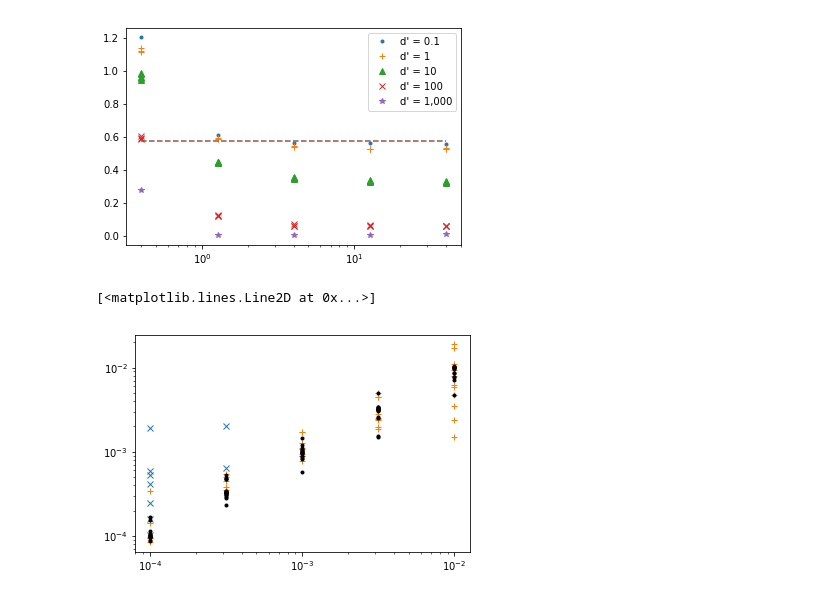
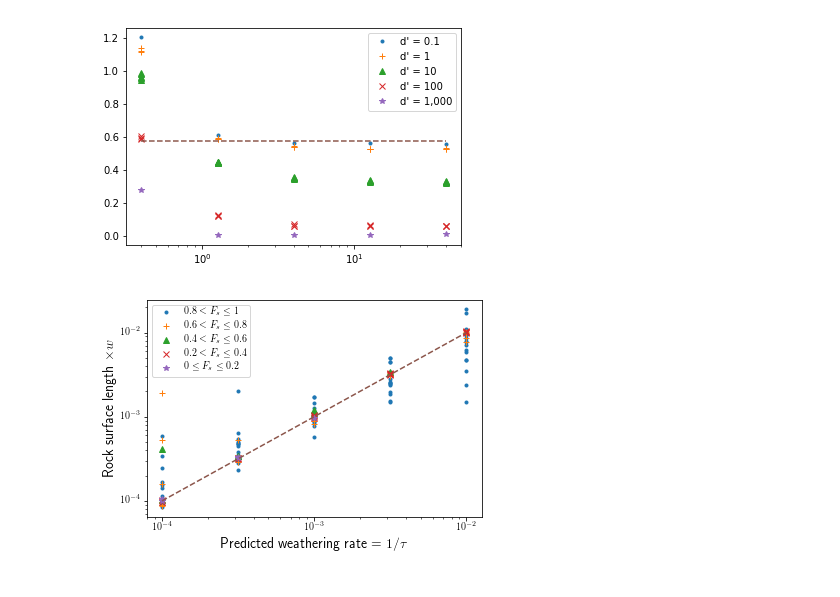
Before and after one commit to gregtucker/grain_hills, a Jupyter notebook: DataAnalysis/analysis_of_weathering_5x5x5_param_study.ipynb, the cells around one changed output. Saved outputs shown, nothing was run; the diff lists cells and outputs as text; code cells hidden in the pictures.

Commit message:
bit more text and a fig

```diff
--- a/DataAnalysis/analysis_of_weathering_5x5x5_param_study.ipynb
+++ b/DataAnalysis/analysis_of_weathering_5x5x5_param_study.ipynb
@@ -178,17 +178,26 @@ plt.savefig('wx_gradient_vs_weath_rate.pdf')
 # total number of solid-air faces)
 pred_wx_rate = 1.0 / tau
 estd_wx_rate = (num_rock_air_faces / 255.) * w
-# %%
-few_faces = np.where(num_rock_air_faces < 25)[0]
-many_faces = np.where(num_rock_air_faces >= 25)[0]
-hge4 = np.where(max_ht >= 4)[0]
-hlt4 = np.where(max_ht < 4)[0]
-most = np.where(np.logical_and(max_ht >= 4, num_rock_air_faces >=25))[0]
-plt.loglog(pred_wx_rate[hlt4], estd_wx_rate[hlt4], 'x')
-plt.loglog(pred_wx_rate[few_faces], estd_wx_rate[few_faces], '+')
-plt.loglog(pred_wx_rate[most], estd_wx_rate[most], 'k.')
-
-# Next: continue to filter out < N cells high hills, but also plot by frac cover quintiles
-# %% [output]
-[<matplotlib.lines.Line2D at 0x...>]
-[figure, removed]
+# %%
+#few_faces = np.where(num_rock_air_faces < 25)[0]
+#many_faces = np.where(num_rock_air_faces >= 25)[0]
+#hge4 = np.where(max_ht >= 4)[0]
+#hlt4 = np.where(max_ht < 4)[0]
+#most = np.where(np.logical_and(max_ht >= 4, num_rock_air_faces >=25))[0]
+plt.rc('text', usetex=True)
+i = 0
+for q in np.arange(0.8, -0.2, -0.2):
+    idx = np.where(np.logical_and(frac_cover >= q, frac_cover <= (q + 0.2)))[0]
+    plt.loglog(pred_wx_rate[idx], estd_wx_rate[idx], psyms[i])
+    i += 1
+plt.plot([1.0e-4, 1.0e-2], [1.0e-4, 1.0e-2], '--')
+plt.xlabel(r'Predicted weathering rate = $1 / \tau$', {'fontsize' : 14})
+plt.ylabel(r'Rock surface length $\times w$', {'fontsize' : 14})
+plt.legend((r'$0.8 < F_s \le 1$',
+            r'$0.6 < F_s \le 0.8$',
+            r'$0.4 < F_s \le 0.6$',
+            r'$0.2 < F_s \le 0.4$',
+            r'$0 \le F_s \le 0.2$'))
+plt.savefig('wxing_vs_uplift.pdf')
+# %% [output]
+[figure, added]
```
Also changed, not shown: 1 other file.
